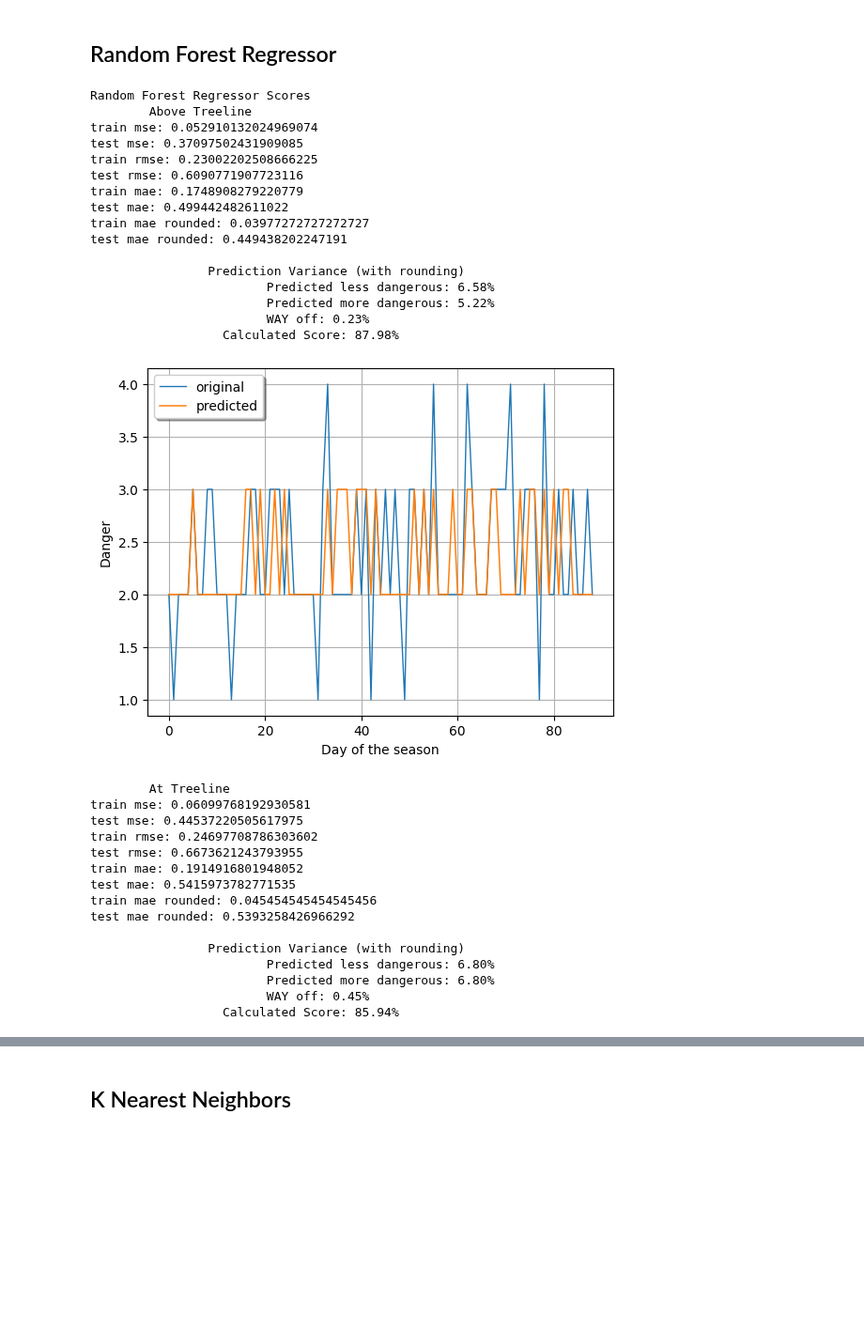
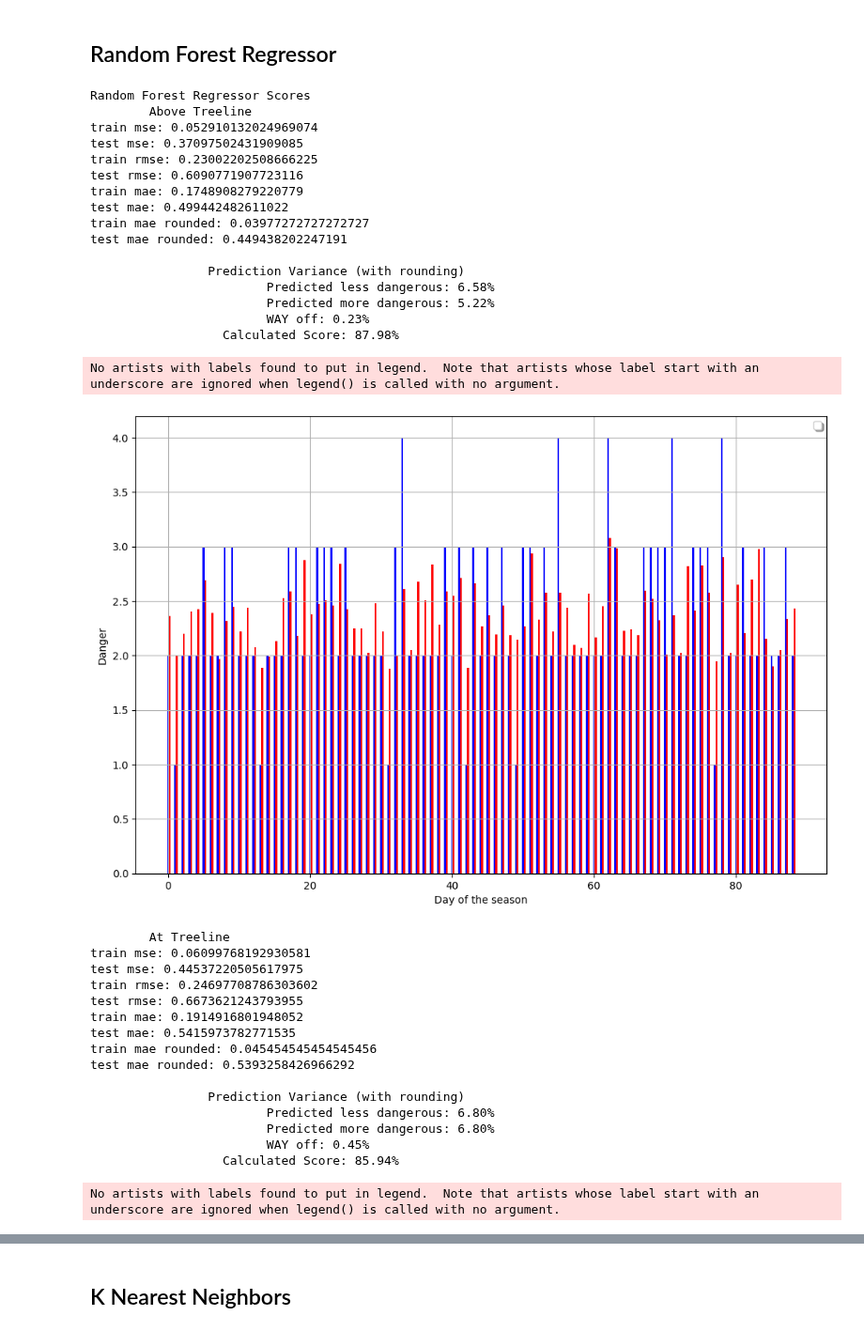
Before and after one commit to itsjpb/470-avalanche-prediction, a Jupyter notebook: jupyter/model_comparison.ipynb, the cells around one changed output, grey strips where cells are left out. Shown at 94% size. Drawn from its saved outputs; the diff is of its cells as text; code cells hidden in the pictures; blank space fills up the shorter version.

Commit message:
bar plot kinda

```diff
--- a/jupyter/model_comparison.ipynb
+++ b/jupyter/model_comparison.ipynb
@@ -99,9 +99,13 @@ def random_forest_prediction():
 
         # https://www.datatechnotes.com/2020/09/regression-example-with-randomforestregressor.html
         import matplotlib.pyplot as plt
+        import numpy as np
         x_ax = range(len(y_test))
-        plt.plot(x_ax, y_test, linewidth=1, label='original')
-        plt.plot(x_ax, [round(y) for y in y_pred_test], linewidth=1.1, label='predicted')
+        # plt.plot(x_ax, y_test, linewidth=1, label='original')
+        # plt.plot(x_ax, [round(y) for y in y_pred_test], linewidth=1.1, label='predicted')
+        fig = plt.subplots(figsize =(12, 8))
+        plt.bar(np.arange(len(y_test)), y_test, color='b', width=0.25)
+        plt.bar([x + 0.25 for x in np.arange(len(y_test))], y_pred_test, color='r', width=0.25)
         plt.xlabel('Day of the season')
         plt.ylabel('Danger')
         plt.legend(loc='best', fancybox=True, shadow=True)
@@ -114,46 +118,48 @@ def random_forest_prediction():
     # Drop columms that were determined to hurt the prediction
     DATA.drop(['Total Snowfall 24hr', 'Total Snowfall 72hr'], axis=1, inplace=True)
 
     above_treeline = DATA.drop(['At Treeline', 'Below Treeline'], axis=1)
     at_treeline = DATA.drop(['Above Treeline', 'Below Treeline'], axis=1)
     below_treeline = DATA.drop(['Above Treeline', 'At Treeline'], axis=1)
 
     print('Random Forest Regressor Scores')
     make_prediction_rfr(above_treeline, 'Above Treeline')
     make_prediction_rfr(at_treeline, 'At Treeline')
     make_prediction_rfr(below_treeline, 'Below Treeline')
 
 random_forest_prediction()
 # %% [output]
 Random Forest Regressor Scores
         Above Treeline
 train mse: 0.052910132024969074
 test mse: 0.37097502431909085
 train rmse: 0.23002202508666225
 test rmse: 0.6090771907723116
 train mae: 0.1748908279220779
 test mae: 0.499442482611022
 train mae rounded: 0.03977272727272727
 test mae rounded: 0.449438202247191
 
                 Prediction Variance (with rounding)
                         Predicted less dangerous: 6.58%
                         Predicted more dangerous: 5.22%
                         WAY off: 0.23%
                   Calculated Score: 87.98%
+No artists with labels found to put in legend.  Note that artists whose label start with an underscore are ignored when legend() is called with no argument.
-[figure, old version]
+[figure, new version]
-        At Treeline
-train mse: 0.06099768192930581
-test mse: 0.44537220505617975
-train rmse: 0.24697708786303602
-test rmse: 0.6673621243793955
-train mae: 0.1914916801948052
-test mae: 0.5415973782771535
-train mae rounded: 0.045454545454545456
-test mae rounded: 0.5393258426966292
-
-                Prediction Variance (with rounding)
-                        Predicted less dangerous: 6.80%
-                        Predicted more dangerous: 6.80%
-                        WAY off: 0.45%
-                  Calculated Score: 85.94%
+        At Treeline
+train mse: 0.06099768192930581
+test mse: 0.44537220505617975
+train rmse: 0.24697708786303602
+test rmse: 0.6673621243793955
+train mae: 0.1914916801948052
+test mae: 0.5415973782771535
+train mae rounded: 0.045454545454545456
+test mae rounded: 0.5393258426966292
+
+                Prediction Variance (with rounding)
+                        Predicted less dangerous: 6.80%
+                        Predicted more dangerous: 6.80%
+                        WAY off: 0.45%
+                  Calculated Score: 85.94%
+No artists with labels found to put in legend.  Note that artists whose label start with an underscore are ignored when legend() is called with no argument.
```
Also changed, not shown: parts of 1 cell of this notebook.
